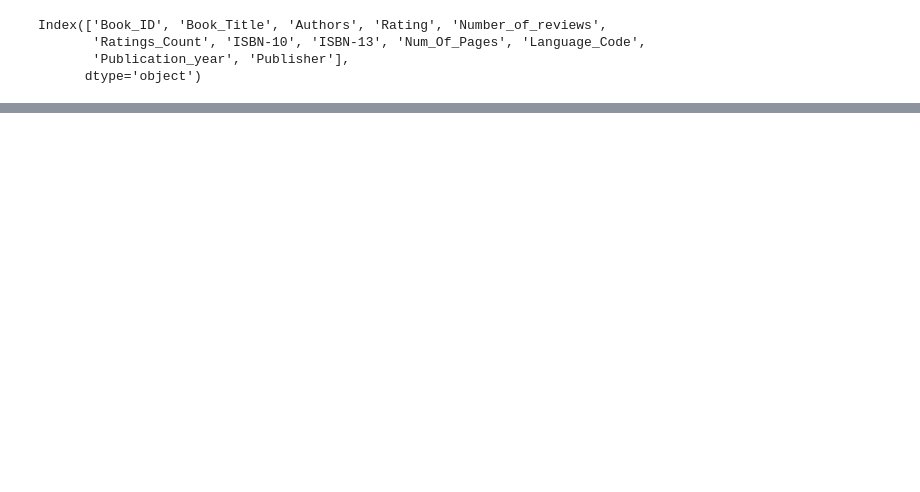
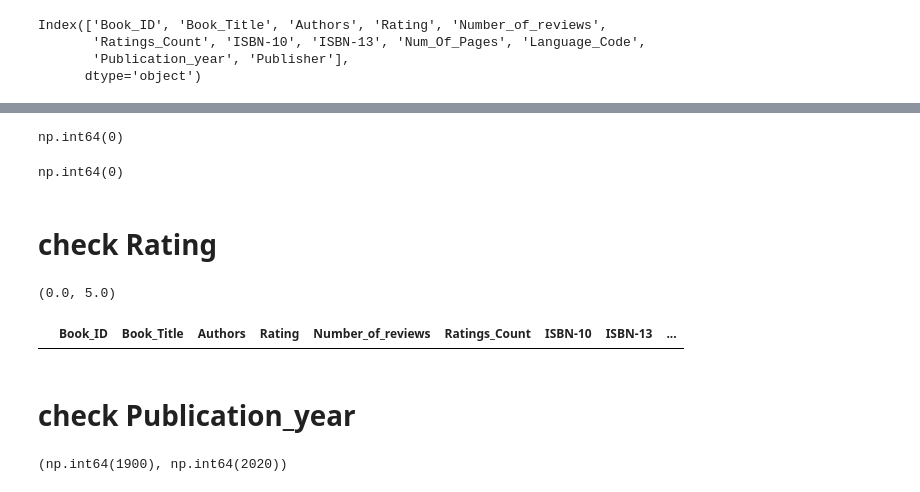
Before and after one commit to yashdeore24/Book-Review-Rating-Analysis, a Jupyter notebook: EDA_File.ipynb, the cells around one changed output, grey strips where cells are left out. Drawn from its saved outputs; the diff is of its cells as text; code cells hidden in the pictures; blank space fills up the shorter version.

```diff
--- a/EDA_File.ipynb
+++ b/EDA_File.ipynb
@@ -526,0 +564,28 @@ df.to_csv("clean_Book.csv",index=False)
+# %%
+# check the duplicate books
+
+df["Book_Title"].duplicated().sum()
+# %% [output]
+np.int64(0)
+# %%
+df["ISBN-13"].duplicated().sum()
+# %% [output]
+np.int64(0)
+# %% [markdown]
+# check Rating
+# %%
+# shows normaly be in between 0 to 5
+df["Rating"].min(),df["Rating"].max()
+# %% [output]
+(0.0, 5.0)
+# %%
+# check unusual values
+df[(df["Rating"] < 0) | (df["Rating"] > 5)]
+# %% [output]
+|  | Book_ID | Book_Title | Authors | Rating | Number_of_reviews | Ratings_Count | ISBN-10 | ISBN-13 | ... |
+# %% [markdown]
+# check Publication_year
+# %%
+df["Publication_year"].min(), df["Publication_year"].max()
+# %% [output]
+(np.int64(1900), np.int64(2020))
```
Also changed, not shown: parts of 77 cells of this notebook.
